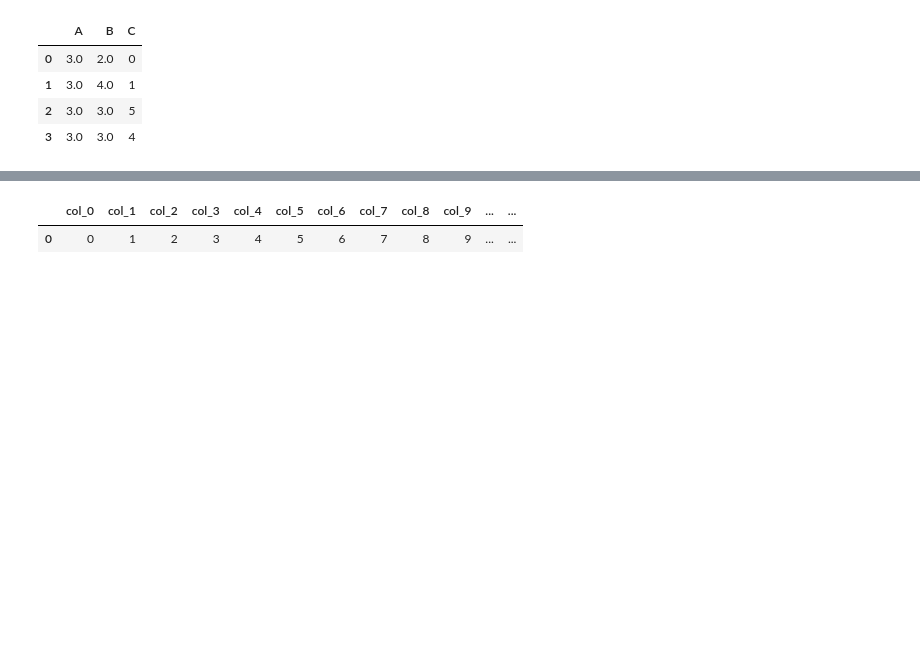
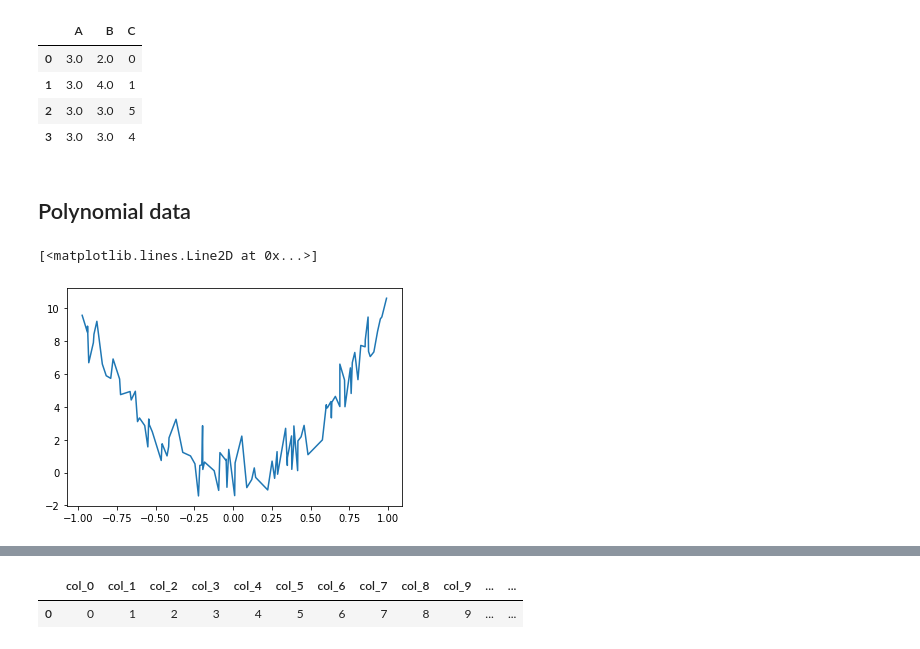
Before and after one commit to lewtun/dslectures, a Jupyter notebook: notebooks/00_core.ipynb, the cells around one changed output, grey strips where cells are left out. Cells and saved outputs as stored; diff of their text form; code cells hidden in the pictures; blank space fills up the shorter version.

```diff
--- a/notebooks/00_core.ipynb
+++ b/notebooks/00_core.ipynb
@@ -254,3 +255,44 @@ df
 | 1 | 3.0 | 4.0 | 1 |
 | 2 | 3.0 | 3.0 | 5 |
 | 3 | 3.0 | 3.0 | 4 |
+# %% [markdown]
+## Polynomial data
+# %%
+# exports
+def get_polynomial_data(w, n_samples=100, seed=42):
+    """
+    Creates noisy polynomial data.
+
+    Args:
+        w (array): polynomial weights in descending order
+        n_samples (int): number of samples
+        seed (int): random seed
+
+    returns:
+        x (array): x-values
+        y (array): y-values
+    """
+
+    np.random.seed(seed)
+
+    # generate random points on the x axis
+    x = (0.5-np.random.rand(n_samples))*2
+
+    # sort the array
+    x = np.sort(x)
+
+    # evalute polynomial with weight w at positions x
+    y_true = np.polyval(w, x)
+
+    # add noise samples from the normal gaussian
+    # distribution to the data.
+    y_data = y_true + np.random.randn(n_samples)
+
+    return x, y_data
+# %%
+x, y = get_polynomial_data(np.array([10, 0, 0]))
+# %%
+plt.plot(x, y)
+# %% [output]
+[<matplotlib.lines.Line2D at 0x...>]
+[figure, added]
```
Also changed, not shown: parts of 5 cells of this notebook, 3 other files.
